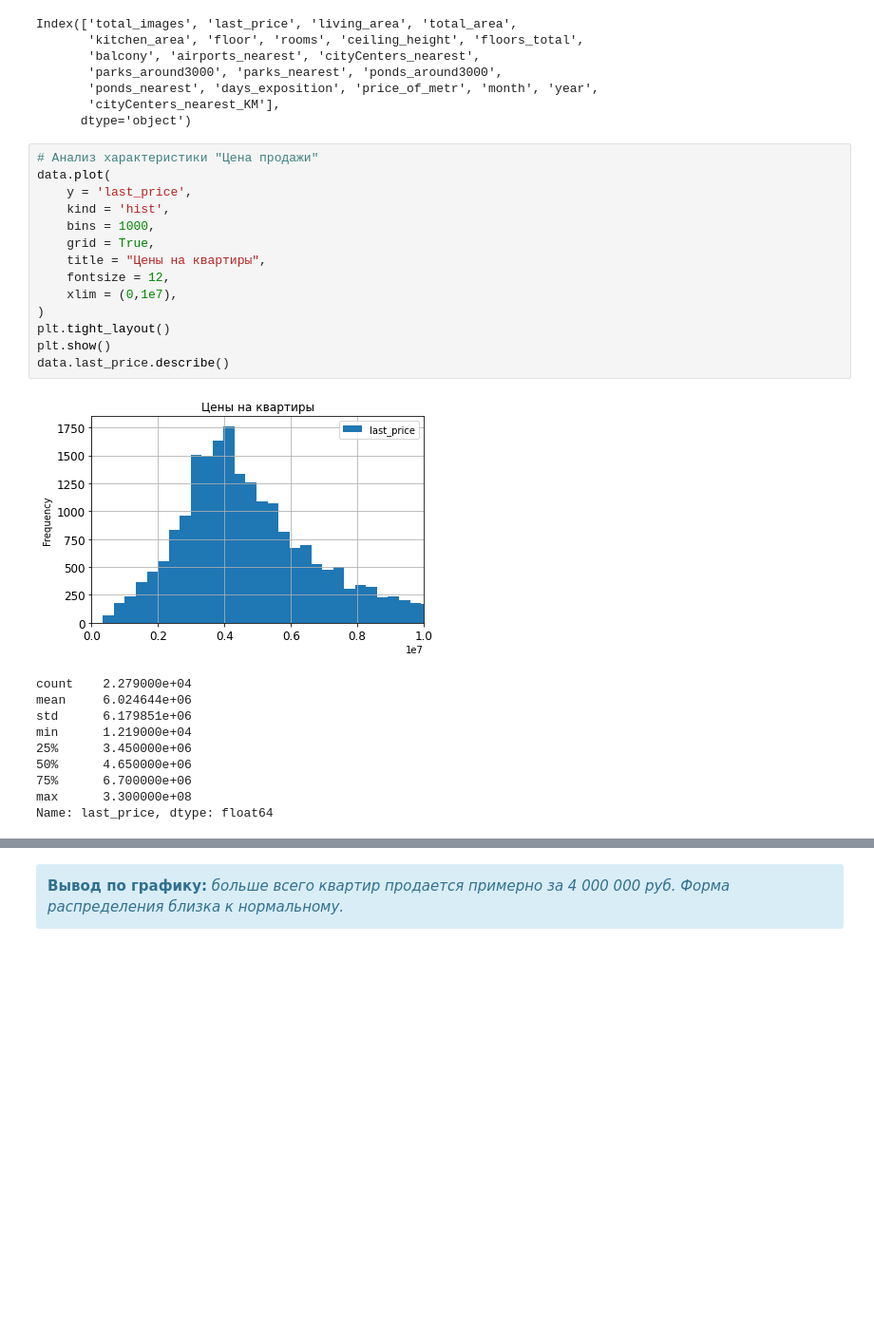
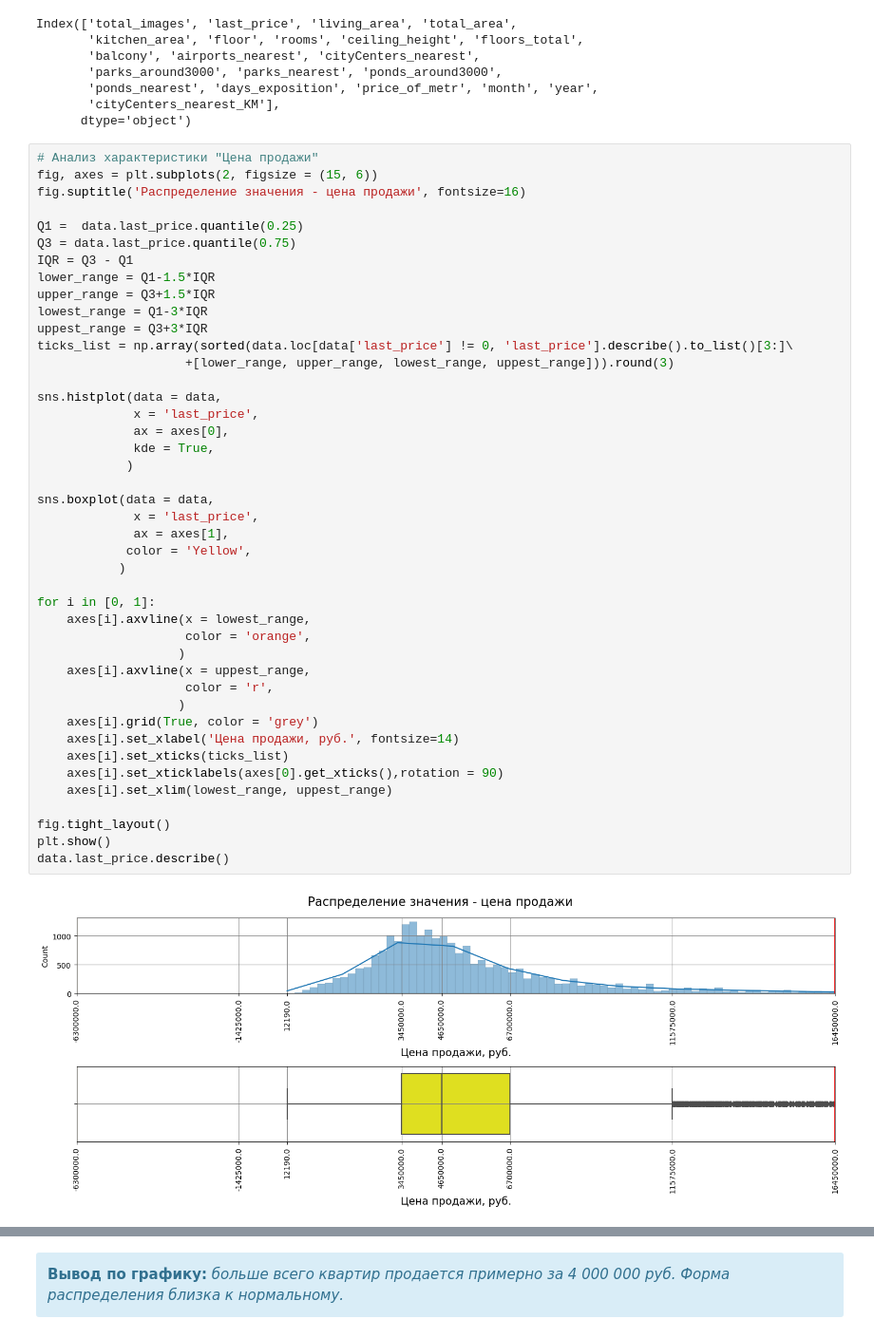
Before and after one commit to AndreyBONCH/ds_yandex_practicum, a Jupyter notebook: 3 (EDA) Определение_рыночной_стоимости_объектов_недвижимости_(порфолио).ipynb, the cells around one changed output, grey strips where cells are left out. Shown at 95% size. Cells and saved outputs as stored; diff of their text form; blank space fills up the shorter version.

```diff
--- a/3 (EDA) Определение_рыночной_стоимости_объектов_недвижимости_(порфолио).ipynb
+++ b/3 (EDA) Определение_рыночной_стоимости_объектов_недвижимости_(порфолио).ipynb
@@ -877,28 +871,48 @@ Index(['total_images', 'last_price', 'living_area', 'total_area',
        'ponds_nearest', 'days_exposition', 'price_of_metr', 'month', 'year',
        'cityCenters_nearest_KM'],
       dtype='object')
-# %%
-# Анализ характеристики "Цена продажи"
-data.plot(
-    y = 'last_price',
-    kind = 'hist',
-    bins = 1000,
-    grid = True,
-    title = "Цены на квартиры",
-    fontsize = 12,
-    xlim = (0,1e7),
-)
-plt.tight_layout()
-plt.show()
-data.last_price.describe()
-# %% [output]
-[figure, removed]
-count    2.279000e+04
-mean     6.024644e+06
-std      6.179851e+06
-min      1.219000e+04
-25%      3.450000e+06
-50%      4.650000e+06
-75%      6.700000e+06
-max      3.300000e+08
-Name: last_price, dtype: float64
+# %%
+# Анализ характеристики "Цена продажи"
+fig, axes = plt.subplots(2, figsize = (15, 6))
+fig.suptitle('Распределение значения - цена продажи', fontsize=16)
+
+Q1 =  data.last_price.quantile(0.25)
+Q3 = data.last_price.quantile(0.75)
+IQR = Q3 - Q1
+lower_range = Q1-1.5*IQR
+upper_range = Q3+1.5*IQR
+lowest_range = Q1-3*IQR
+uppest_range = Q3+3*IQR
+ticks_list = np.array(sorted(data.loc[data['last_price'] != 0, 'last_price'].describe().to_list()[3:]\
+                    +[lower_range, upper_range, lowest_range, uppest_range])).round(3)
+
+sns.histplot(data = data,
+             x = 'last_price',
+             ax = axes[0],
+             kde = True,
+            )
+
+sns.boxplot(data = data,
+             x = 'last_price',
+             ax = axes[1],
+            color = 'Yellow',
+           )
+
+for i in [0, 1]:
+    axes[i].axvline(x = lowest_range,
+                    color = 'orange',
+                   )
+    axes[i].axvline(x = uppest_range,
+                    color = 'r',
+                   )
+    axes[i].grid(True, color = 'grey')
+    axes[i].set_xlabel('Цена продажи, руб.', fontsize=14)
+    axes[i].set_xticks(ticks_list)
+    axes[i].set_xticklabels(axes[0].get_xticks(),rotation = 90)
+    axes[i].set_xlim(lowest_range, uppest_range)
+
+fig.tight_layout()
+plt.show()
+data.last_price.describe()
+# %% [output]
+[figure, added]
```
Also changed, not shown: parts of 30 cells of this notebook.
